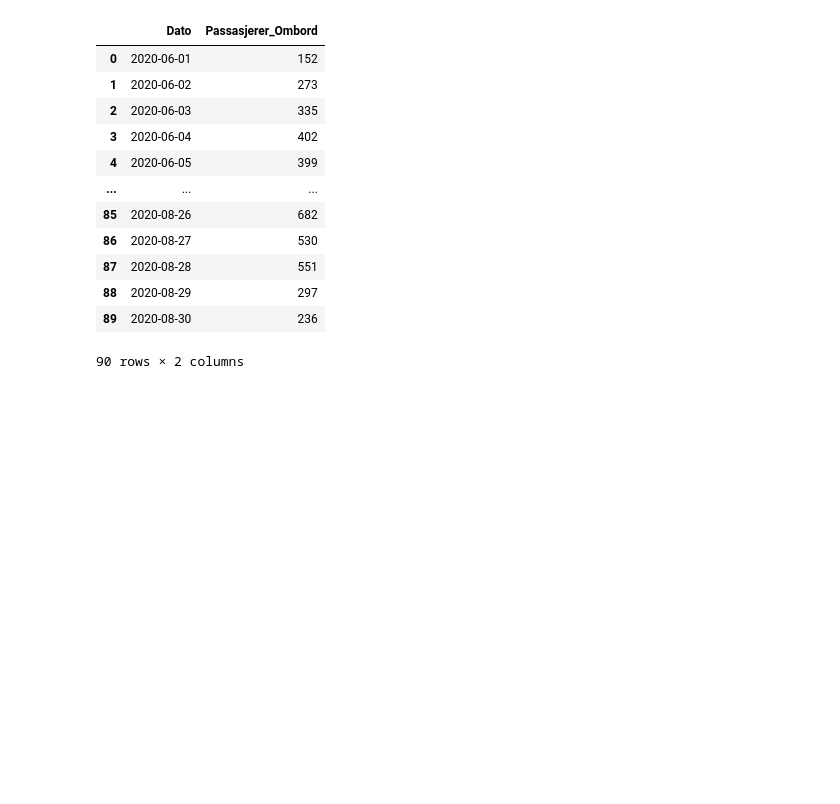
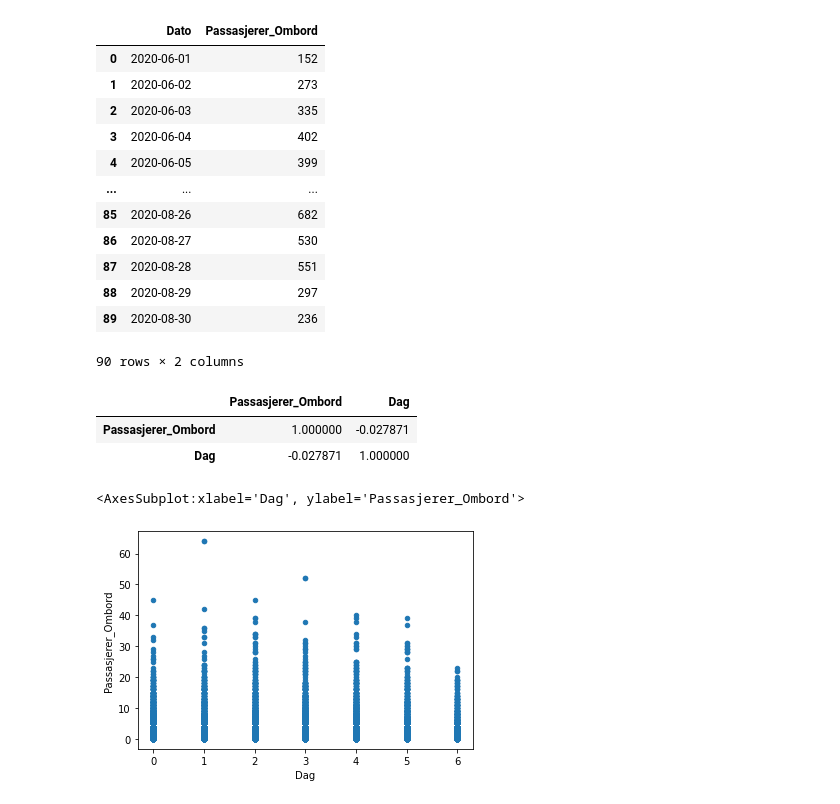
Before and after one commit to stianfuru/Oblig2AI, a Jupyter notebook: oblig2.ipynb, the cells around one changed output. Saved outputs shown, nothing was run; the diff lists cells and outputs as text; code cells hidden in the pictures; blank space fills up the shorter version.

Commit message:
konverterer dato

```diff
--- a/oblig2.ipynb
+++ b/oblig2.ipynb
@@ -98,3 +98,18 @@ df.groupby('Dato')['Passasjerer_Ombord'].sum().reset_index()
 | 88 | 2020-08-29 | 297 |
 | 89 | 2020-08-30 | 236 |
 90 rows × 2 columns
+# %%
+df['Dato'] = pd.to_datetime(df['Dato'])
+df['Dag'] = df['Dato'].dt.dayofweek
+# %%
+corrMatrix = df.corr(method='pearson')
+corrMatrix.style.background_gradient(cmap='coolwarm')
+# %% [output]
+|  | Passasjerer_Ombord | Dag |
+| Passasjerer_Ombord | 1.000000 | -0.027871 |
+| Dag | -0.027871 | 1.000000 |
+# %%
+df.plot.scatter(x = 'Dag', y = 'Passasjerer_Ombord')
+# %% [output]
+<AxesSubplot:xlabel='Dag', ylabel='Passasjerer_Ombord'>
+[figure, added]
```
